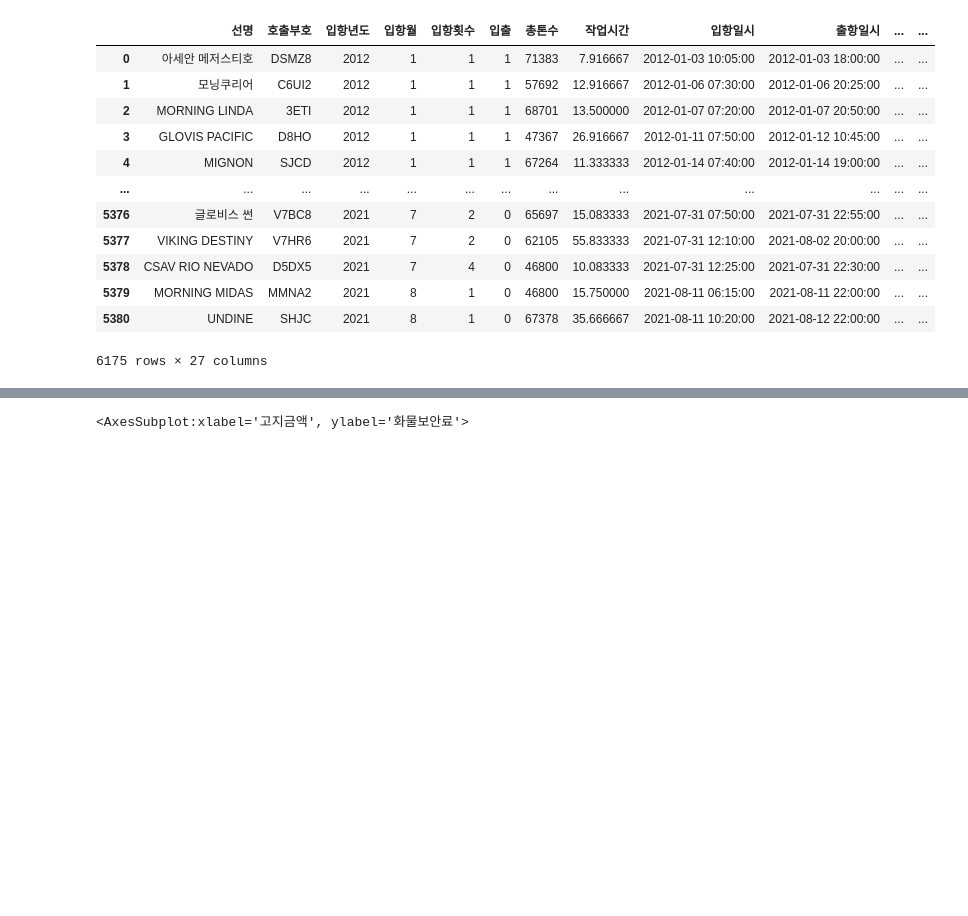
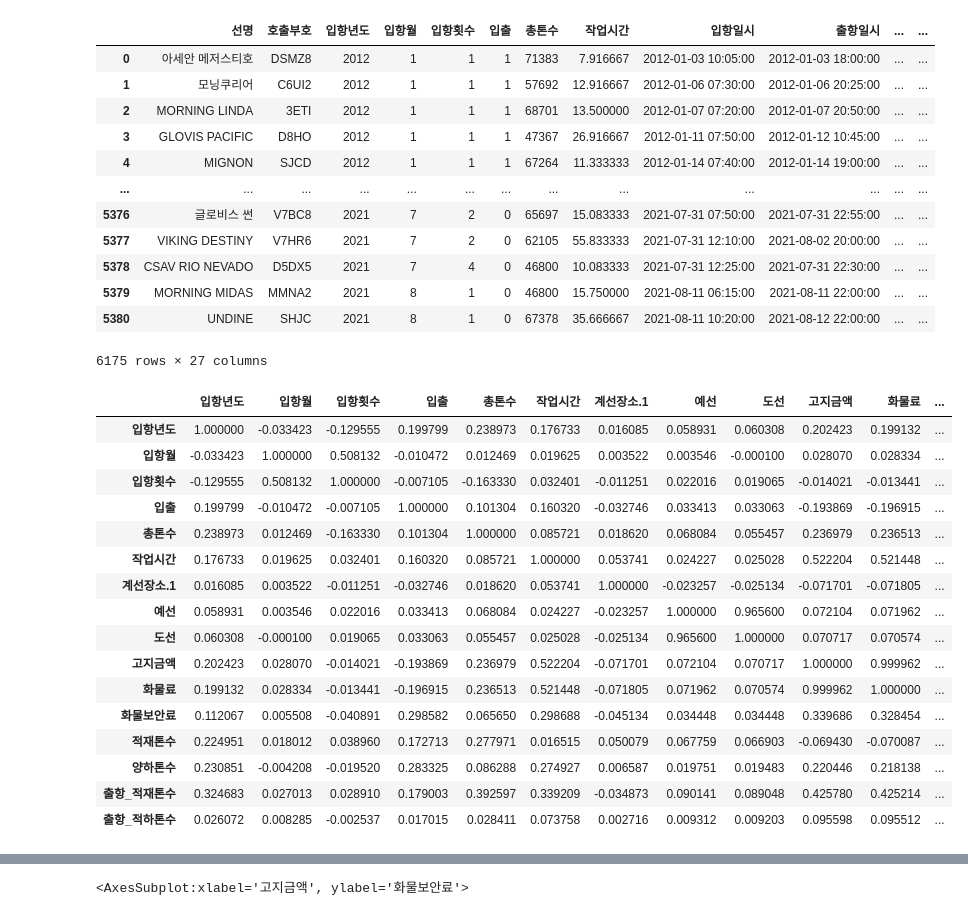
Before and after one commit to one-gidung/UPA_Smart_Port, a Jupyter notebook: Merged data EDA 7차.ipynb, the cells around one changed output, grey strips where cells are left out. Cells and saved outputs as stored; diff of their text form; code cells hidden in the pictures; blank space fills up the shorter version.

```diff
--- a/Merged data EDA 7차.ipynb
+++ b/Merged data EDA 7차.ipynb
@@ -182,3 +190,23 @@ df
 | 5379 | MORNING MIDAS | MMNA2 | 2021 | 8 | 1 | 0 | 46800 | 15.750000 | 2021-08-11 06:15:00 | 2021-08-11 22:00:00 | ... | ... |
 | 5380 | UNDINE | SHJC | 2021 | 8 | 1 | 0 | 67378 | 35.666667 | 2021-08-11 10:20:00 | 2021-08-12 22:00:00 | ... | ... |
 6175 rows × 27 columns
+# %%
+df.corr()
+# %% [output]
+|  | 입항년도 | 입항월 | 입항횟수 | 입출 | 총톤수 | 작업시간 | 계선장소.1 | 예선 | 도선 | 고지금액 | 화물료 | ... |
+| 입항년도 | 1.000000 | -0.033423 | -0.129555 | 0.199799 | 0.238973 | 0.176733 | 0.016085 | 0.058931 | 0.060308 | 0.202423 | 0.199132 | ... |
+| 입항월 | -0.033423 | 1.000000 | 0.508132 | -0.010472 | 0.012469 | 0.019625 | 0.003522 | 0.003546 | -0.000100 | 0.028070 | 0.028334 | ... |
+| 입항횟수 | -0.129555 | 0.508132 | 1.000000 | -0.007105 | -0.163330 | 0.032401 | -0.011251 | 0.022016 | 0.019065 | -0.014021 | -0.013441 | ... |
+| 입출 | 0.199799 | -0.010472 | -0.007105 | 1.000000 | 0.101304 | 0.160320 | -0.032746 | 0.033413 | 0.033063 | -0.193869 | -0.196915 | ... |
+| 총톤수 | 0.238973 | 0.012469 | -0.163330 | 0.101304 | 1.000000 | 0.085721 | 0.018620 | 0.068084 | 0.055457 | 0.236979 | 0.236513 | ... |
+| 작업시간 | 0.176733 | 0.019625 | 0.032401 | 0.160320 | 0.085721 | 1.000000 | 0.053741 | 0.024227 | 0.025028 | 0.522204 | 0.521448 | ... |
+| 계선장소.1 | 0.016085 | 0.003522 | -0.011251 | -0.032746 | 0.018620 | 0.053741 | 1.000000 | -0.023257 | -0.025134 | -0.071701 | -0.071805 | ... |
+| 예선 | 0.058931 | 0.003546 | 0.022016 | 0.033413 | 0.068084 | 0.024227 | -0.023257 | 1.000000 | 0.965600 | 0.072104 | 0.071962 | ... |
+| 도선 | 0.060308 | -0.000100 | 0.019065 | 0.033063 | 0.055457 | 0.025028 | -0.025134 | 0.965600 | 1.000000 | 0.070717 | 0.070574 | ... |
+| 고지금액 | 0.202423 | 0.028070 | -0.014021 | -0.193869 | 0.236979 | 0.522204 | -0.071701 | 0.072104 | 0.070717 | 1.000000 | 0.999962 | ... |
+| 화물료 | 0.199132 | 0.028334 | -0.013441 | -0.196915 | 0.236513 | 0.521448 | -0.071805 | 0.071962 | 0.070574 | 0.999962 | 1.000000 | ... |
+| 화물보안료 | 0.112067 | 0.005508 | -0.040891 | 0.298582 | 0.065650 | 0.298688 | -0.045134 | 0.034448 | 0.034448 | 0.339686 | 0.328454 | ... |
+| 적재톤수 | 0.224951 | 0.018012 | 0.038960 | 0.172713 | 0.277971 | 0.016515 | 0.050079 | 0.067759 | 0.066903 | -0.069430 | -0.070087 | ... |
+| 양하톤수 | 0.230851 | -0.004208 | -0.019520 | 0.283325 | 0.086288 | 0.274927 | 0.006587 | 0.019751 | 0.019483 | 0.220446 | 0.218138 | ... |
+| 출항_적재톤수 | 0.324683 | 0.027013 | 0.028910 | 0.179003 | 0.392597 | 0.339209 | -0.034873 | 0.090141 | 0.089048 | 0.425780 | 0.425214 | ... |
+| 출항_적하톤수 | 0.026072 | 0.008285 | -0.002537 | 0.017015 | 0.028411 | 0.073758 | 0.002716 | 0.009312 | 0.009203 | 0.095598 | 0.095512 | ... |
```
Also changed, not shown: parts of 14 cells of this notebook.
